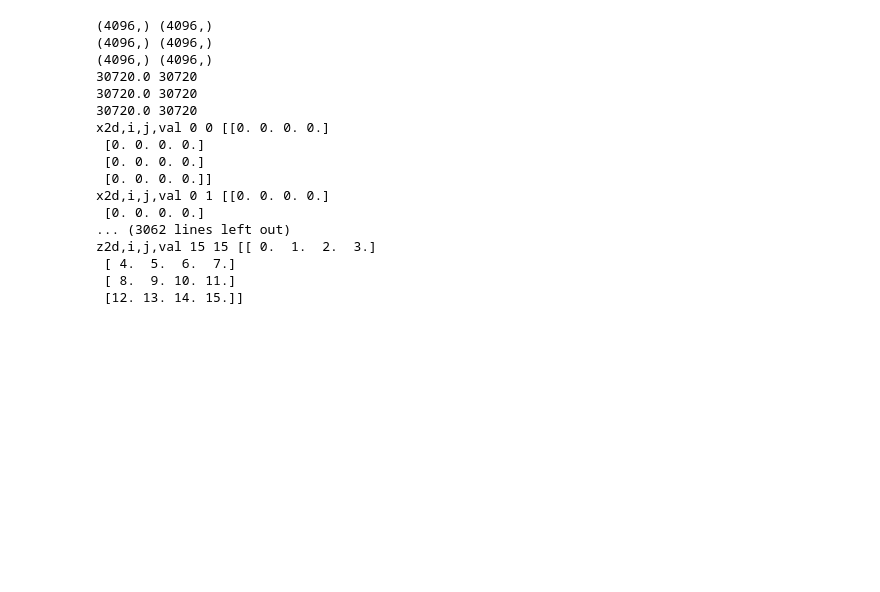
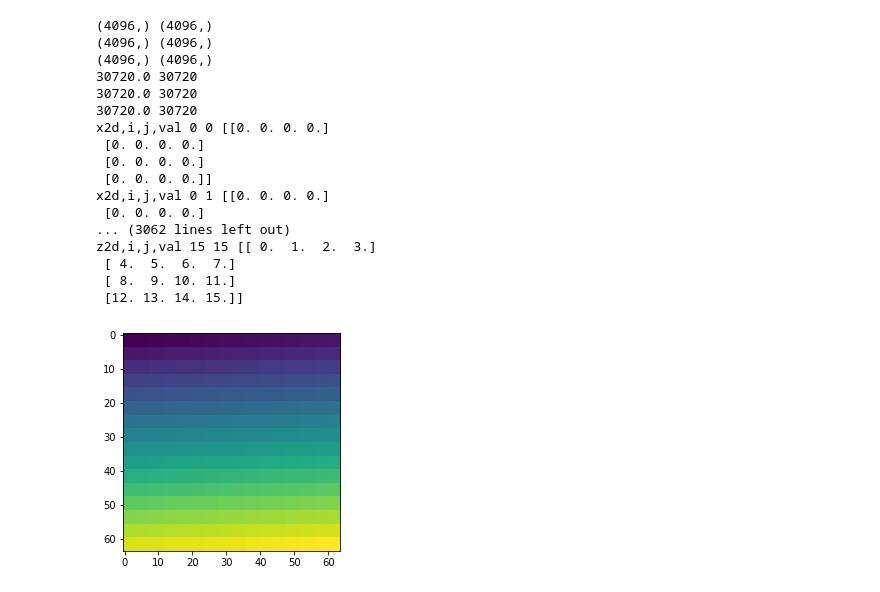
Before and after one commit to WilliamAshbee/3d-synth-data, a Jupyter notebook: 3d2dprepwork.ipynb, the cells around one changed output. Saved outputs shown, nothing was run; the diff lists cells and outputs as text; code cells hidden in the pictures; blank space fills up the shorter version.

```diff
--- a/3d2dprepwork.ipynb
+++ b/3d2dprepwork.ipynb
@@ -135,0 +109,46 @@ z2d,i,j,val 15 15 [[ 0.  1.  2.  3.]
+# %%
+def checkPositionalMapping():
+  b = np.zeros((16,16,16)).astype(int)
+
+  count = 0
+  for j in range(16):
+    for i in range(16):
+      for k in range(16):
+        b[j,i,k] = count
+        count+=1
+
+  c= b.copy()
+  b = b.reshape((64,64))
+  plt.clf()
+  plt.imshow(b)
+  chk = np.array([i for i in range(64)])
+  assert (b[0,:]!= chk).sum() == 0
+  plt.savefig('2dbasicreshaping.png',dpi=600)
+  m2dtransform = get2dfrom3d(c)
+  plt.clf()
+  plt.imshow(m2dtransform)
+  plt.savefig('m2dtransform.png',dpi=1200)
+  assert m2dtransform[0,0] == 0
+  assert m2dtransform[0,1] == 1
+  assert m2dtransform[0,2] == 2
+  assert m2dtransform[0,3] == 3
+  assert m2dtransform[1,0] == 4
+  assert m2dtransform[1,1] == 5
+  assert m2dtransform[1,2] == 6
+  assert m2dtransform[1,3] == 7
+  assert m2dtransform[2,0] == 8
+  assert m2dtransform[2,1] == 9
+  assert m2dtransform[2,2] == 10
+  assert m2dtransform[2,3] == 11
+  assert m2dtransform[3,0] == 12
+  assert m2dtransform[3,1] == 13
+  assert m2dtransform[3,2] == 14
+  assert m2dtransform[3,3] == 15
+
+  assert m2dtransform[0,4] == 16
+  assert m2dtransform[4,0] == 256
+  assert m2dtransform[4,1] == 257
+# %%
+checkPositionalMapping()
+# %% [output]
+[figure, added]
```
Also changed, not shown: parts of 5 cells of this notebook.
